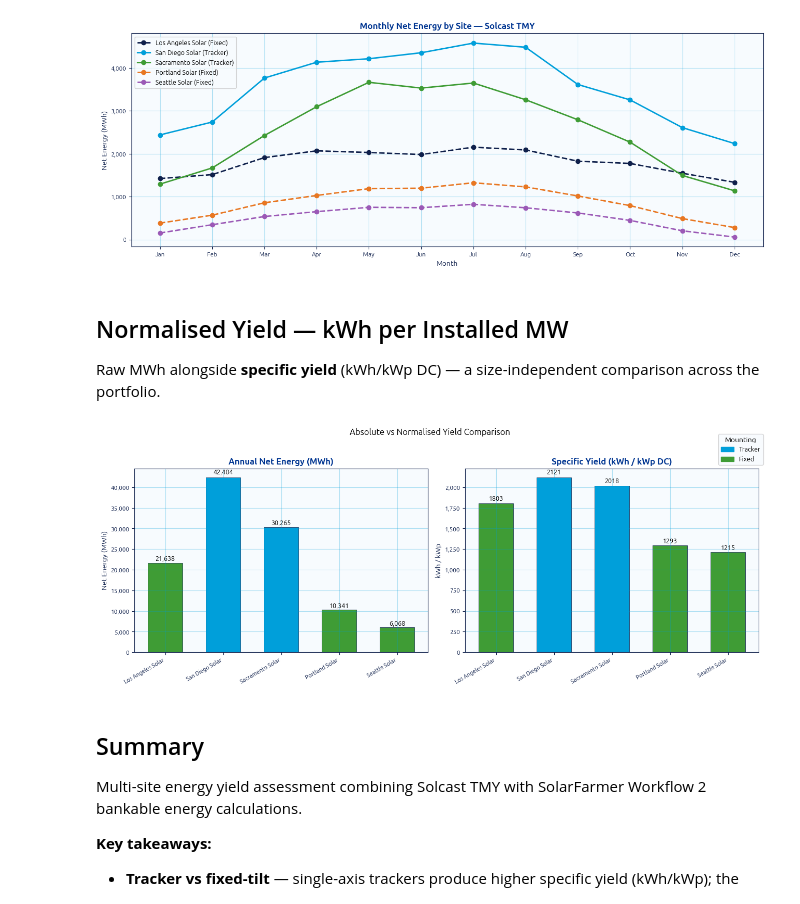
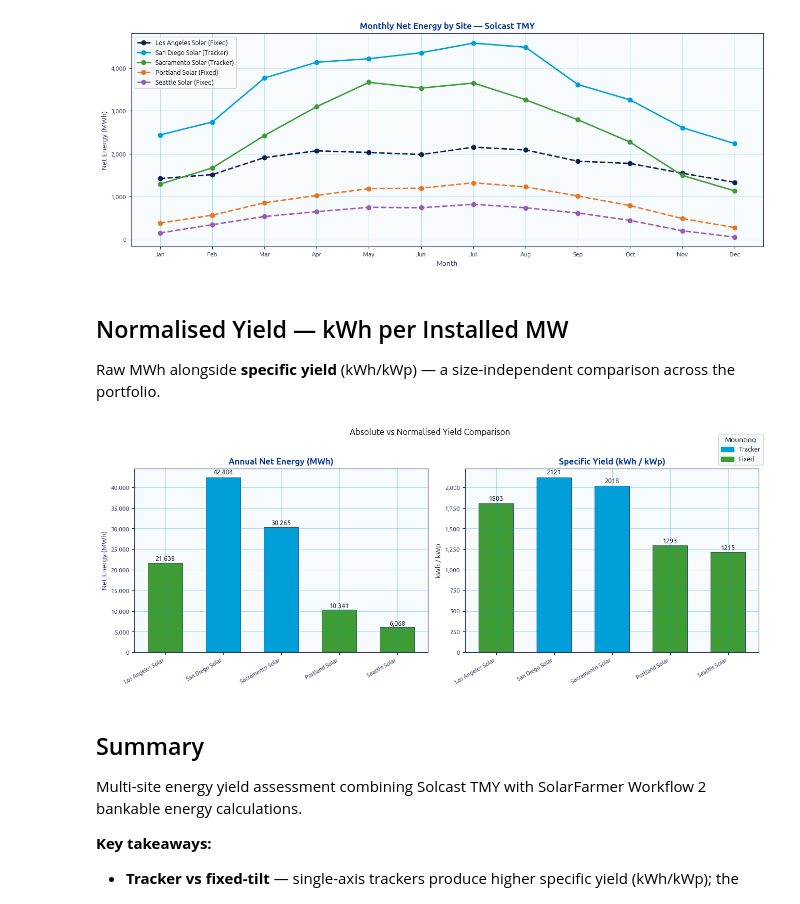
Before and after one commit to dnv-opensource/solarfarmer-sdk-examples, a Jupyter notebook: WebinarJune2026/demo_multisite_portfolio.ipynb, the cells around one changed output. Saved outputs shown, nothing was run; the diff lists cells and outputs as text; code cells hidden in the pictures.

Commit message:
Correct typo in multi-site portfolio notebook

```diff
--- a/WebinarJune2026/demo_multisite_portfolio.ipynb
+++ b/WebinarJune2026/demo_multisite_portfolio.ipynb
@@ -477,7 +477,7 @@ plt.show()
 # %% [markdown]
 ## Normalised Yield — kWh per Installed MW
 
-Raw MWh alongside **specific yield** (kWh/kWp DC) — a size-independent comparison across the portfolio.
+Raw MWh alongside **specific yield** (kWh/kWp) — a size-independent comparison across the portfolio.
 # %%
 fig, axes = plt.subplots(1, 2, figsize=(13, 5))
 
@@ -492,35 +492,35 @@ for bar, val in zip(bars, vals):
 ax.set_title("Annual Net Energy (MWh)")
 ax.set_ylabel("Net Energy (MWh)")
 ax.set_xticks(range(len(labels)))
 ax.set_xticklabels(labels, rotation=30, ha="right", fontsize=8)
 ax.yaxis.set_major_formatter(mticker.FuncFormatter(lambda x, _: f"{x:,.0f}"))
 
 # --- Right: Specific yield (kWh/kWp) ---
 ax = axes[1]
 vals = results_df["energy_yield_kWh_per_kWp"].tolist()
 bars = ax.bar(labels, vals, color=colors, width=0.6,
               edgecolor=DNV['navy'], linewidth=0.5)
 for bar, val in zip(bars, vals):
     ax.text(bar.get_x() + bar.get_width() / 2, bar.get_height() * 1.01,
             f"{val:.0f}", ha="center", va="bottom", fontsize=9)
-ax.set_title("Specific Yield (kWh / kWp DC)")
+ax.set_title("Specific Yield (kWh / kWp)")
 ax.set_ylabel("kWh / kWp")
 ax.set_xticks(range(len(labels)))
 ax.set_xticklabels(labels, rotation=30, ha="right", fontsize=8)
 ax.yaxis.set_major_formatter(mticker.FuncFormatter(lambda x, _: f"{x:,.0f}"))
 
 legend_handles = [
     plt.Rectangle((0, 0), 1, 1, color=c, label=m)
     for m, c in MOUNTING_COLORS.items()
 ]
 fig.legend(handles=legend_handles, title="Mounting", loc="upper right",
            bbox_to_anchor=(1.0, 1.01), fontsize=9)
 
 fig.suptitle("Absolute vs Normalised Yield Comparison", fontsize=12, y=1.02)
 plt.tight_layout()
 plt.show()
 # %% [output]
-[figure, old version]
+[figure, new version]
 # %% [markdown]
 ## Summary
 
```
Also changed, not shown: parts of 2 cells of this notebook.
